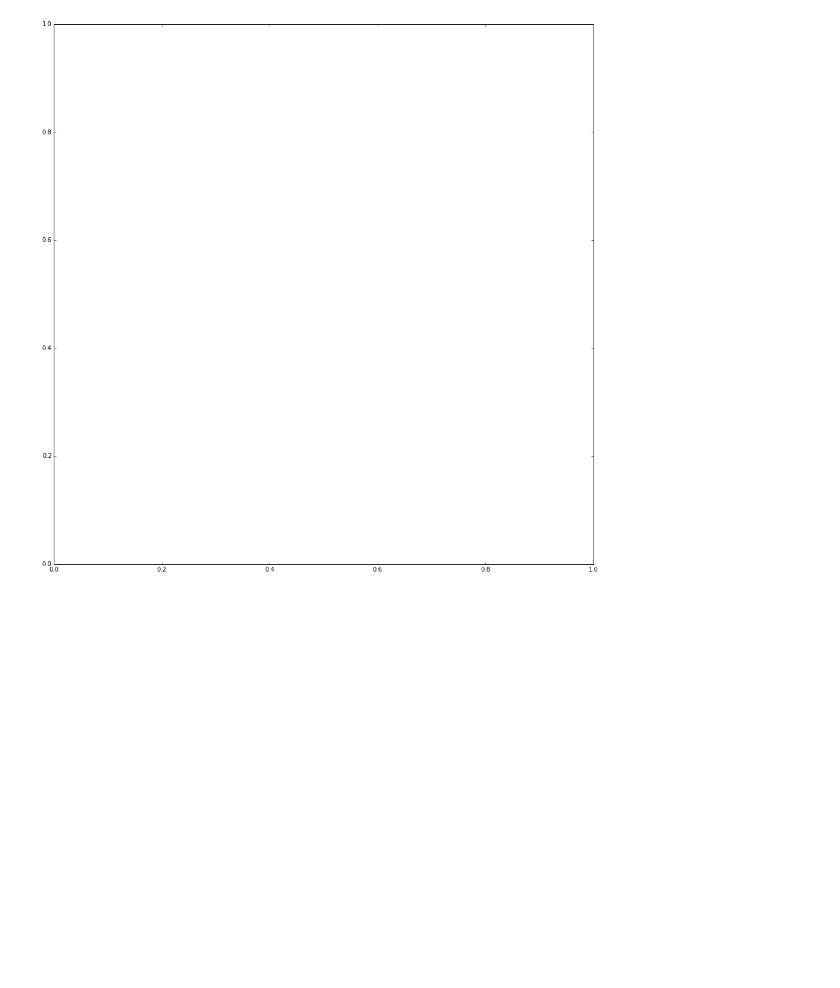
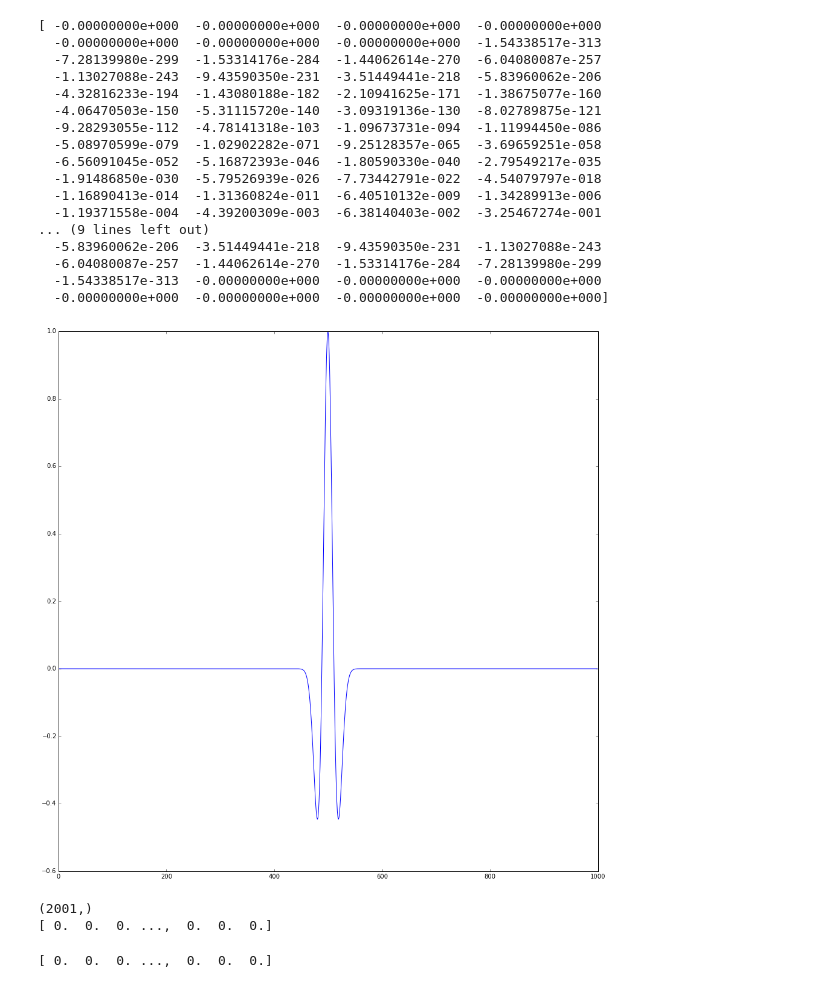
Before and after one commit to LukasMosser/Tracer, a Jupyter notebook: TracePort.ipynb, the cells around one changed output. Saved outputs shown, nothing was run; the diff lists cells and outputs as text; code cells hidden in the pictures; blank space fills up the shorter version.

Commit message:
Added analytical ricker wavelet and noise capability to trace.

```diff
--- a/TracePort.ipynb
+++ b/TracePort.ipynb
@@ -5,7 +44,44 @@ import matplotlib.pyplot as plt
 # %%
 fig = plt.figure(figsize=(16,16))
 ax = fig.add_subplot(111)
-
+ricker = ricker_wavelet_analytical(20.)
+print ricker
+resolution = 1000
+ax.plot(range(resolution), ricker_wavelet_analytical(20., resolution=1000))
 plt.show()
 # %% [output]
+[ -0.00000000e+000  -0.00000000e+000  -0.00000000e+000  -0.00000000e+000
+  -0.00000000e+000  -0.00000000e+000  -0.00000000e+000  -1.54338517e-313
+  -7.28139980e-299  -1.53314176e-284  -1.44062614e-270  -6.04080087e-257
+  -1.13027088e-243  -9.43590350e-231  -3.51449441e-218  -5.83960062e-206
+  -4.32816233e-194  -1.43080188e-182  -2.10941625e-171  -1.38675077e-160
+  -4.06470503e-150  -5.31115720e-140  -3.09319136e-130  -8.02789875e-121
+  -9.28293055e-112  -4.78141318e-103  -1.09673731e-094  -1.11994450e-086
+  -5.08970599e-079  -1.02902282e-071  -9.25128357e-065  -3.69659251e-058
+  -6.56091045e-052  -5.16872393e-046  -1.80590330e-040  -2.79549217e-035
+  -1.91486850e-030  -5.79526939e-026  -7.73442791e-022  -4.54079797e-018
+  -1.16890413e-014  -1.31360824e-011  -6.40510132e-009  -1.34289913e-006
+  -1.19371558e-004  -4.39200309e-003  -6.38140403e-002  -3.25467274e-001
+... (9 lines left out)
+  -5.83960062e-206  -3.51449441e-218  -9.43590350e-231  -1.13027088e-243
+  -6.04080087e-257  -1.44062614e-270  -1.53314176e-284  -7.28139980e-299
+  -1.54338517e-313  -0.00000000e+000  -0.00000000e+000  -0.00000000e+000
+  -0.00000000e+000  -0.00000000e+000  -0.00000000e+000  -0.00000000e+000]
-[figure, old version]
+[figure, new version]
+# %%
+imp = np.zeros(2001)
+print imp.shape
+i1=10
+i2=1800
+
+imp[i1]=1
+imp[i2]=1
+print imp
+# %% [output]
+(2001,)
+[ 0.  0.  0. ...,  0.  0.  0.]
+# %%
+
+print xcross
+# %% [output]
+[ 0.  0.  0. ...,  0.  0.  0.]
```
Also changed, not shown: parts of 5 cells of this notebook, 1 other file.
